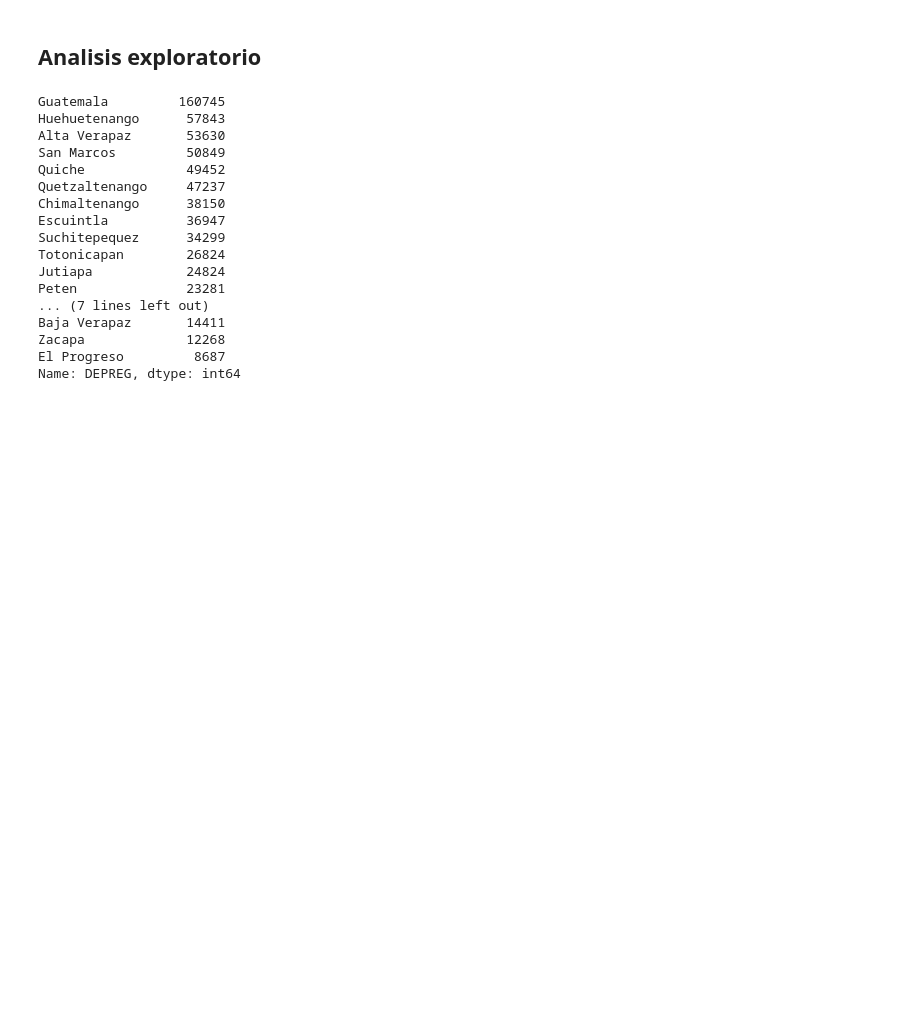
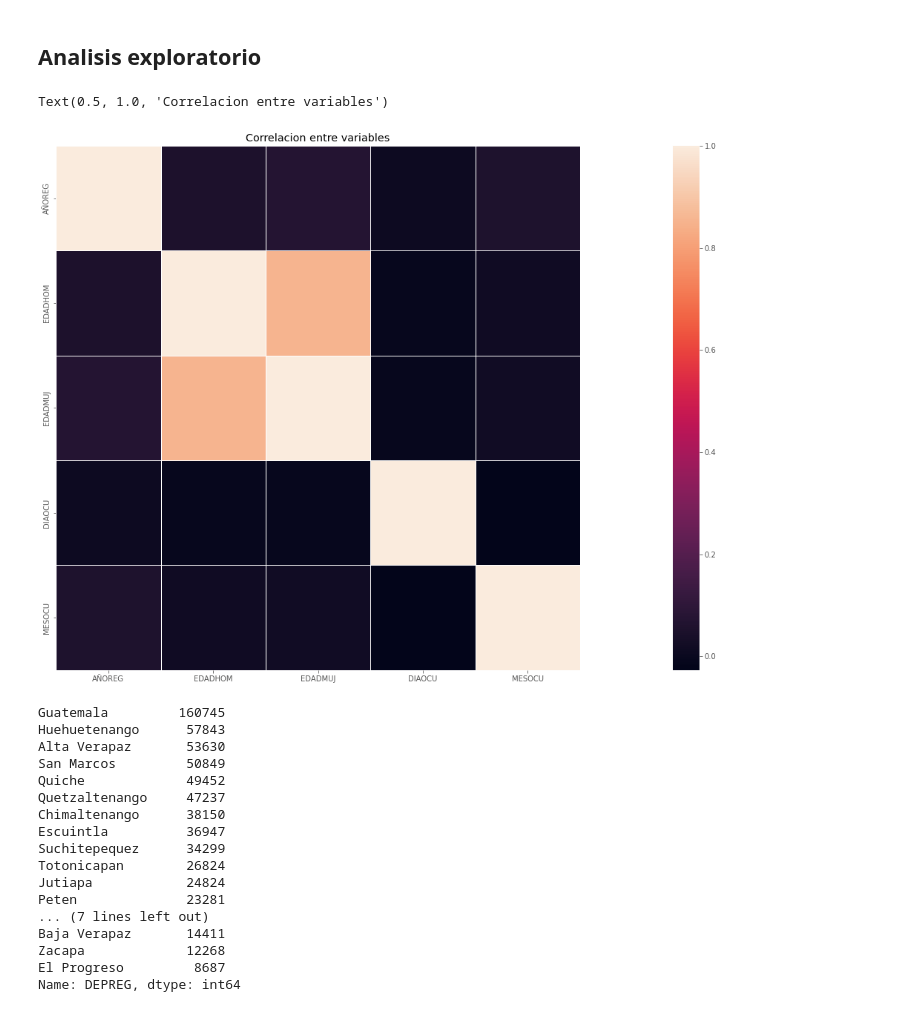
Before and after one commit to JJHH06/DMP1MarriageClustering, a Jupyter notebook: Proyecto1.ipynb, the cells around one changed output. Saved outputs shown, nothing was run; the diff lists cells and outputs as text; code cells hidden in the pictures; blank space fills up the shorter version.

Commit message:
heatmap

```diff
--- a/Proyecto1.ipynb
+++ b/Proyecto1.ipynb
@@ -338,6 +338,14 @@ marriage_data
 767103 rows × 19 columns
 # %% [markdown]
 ## Analisis exploratorio
+# %%
+correlacion_datos = marriage_data.corr()
+f, ax = plt.subplots(figsize=(45, 13))
+sb.heatmap(correlacion_datos, vmax=1,square=True, linewidths=.5)
+plt.title("Correlacion entre variables")
+# %% [output]
+Text(0.5, 1.0, 'Correlacion entre variables')
+[figure, added]
 # %%
 # cantidad de matrimonios segun el departamento
 
```
